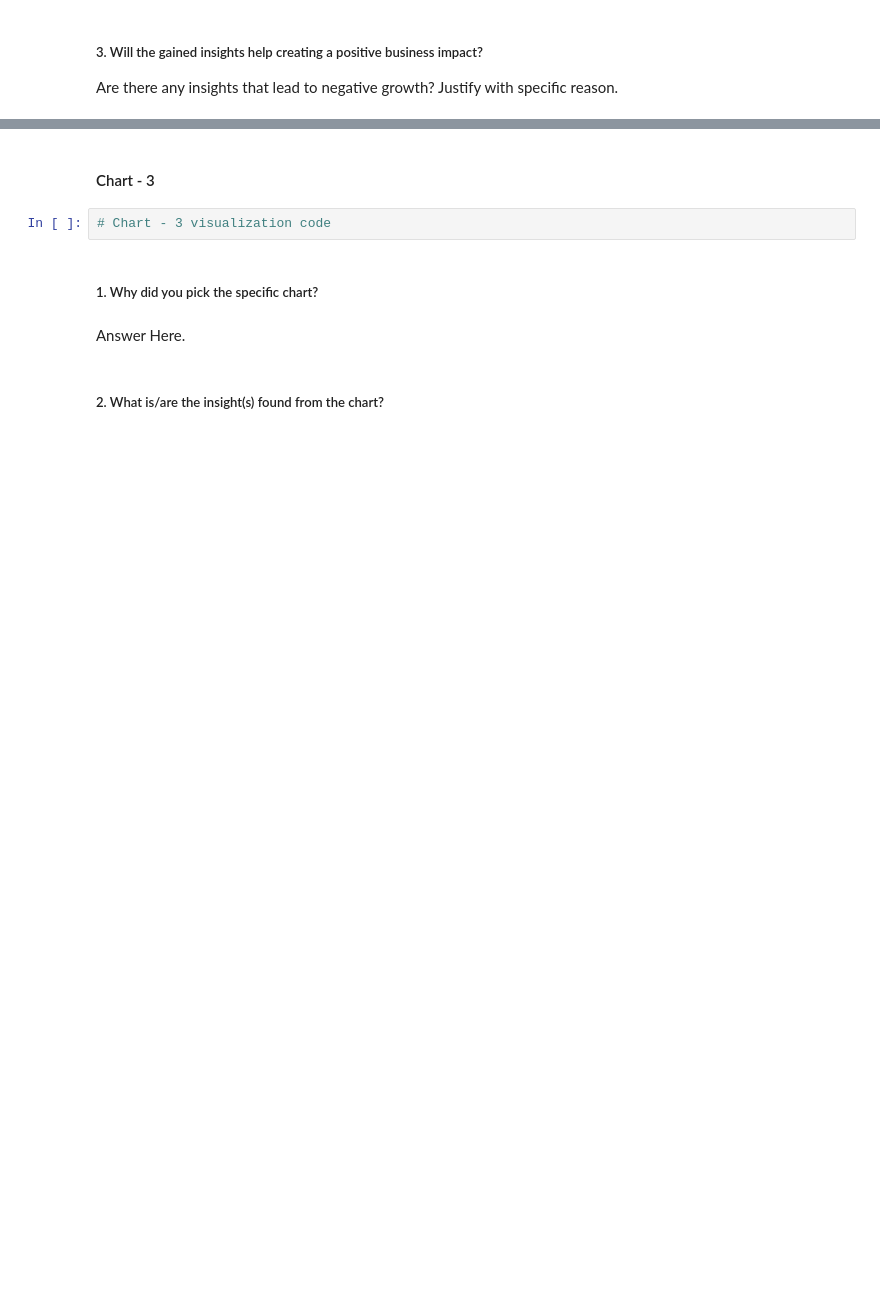
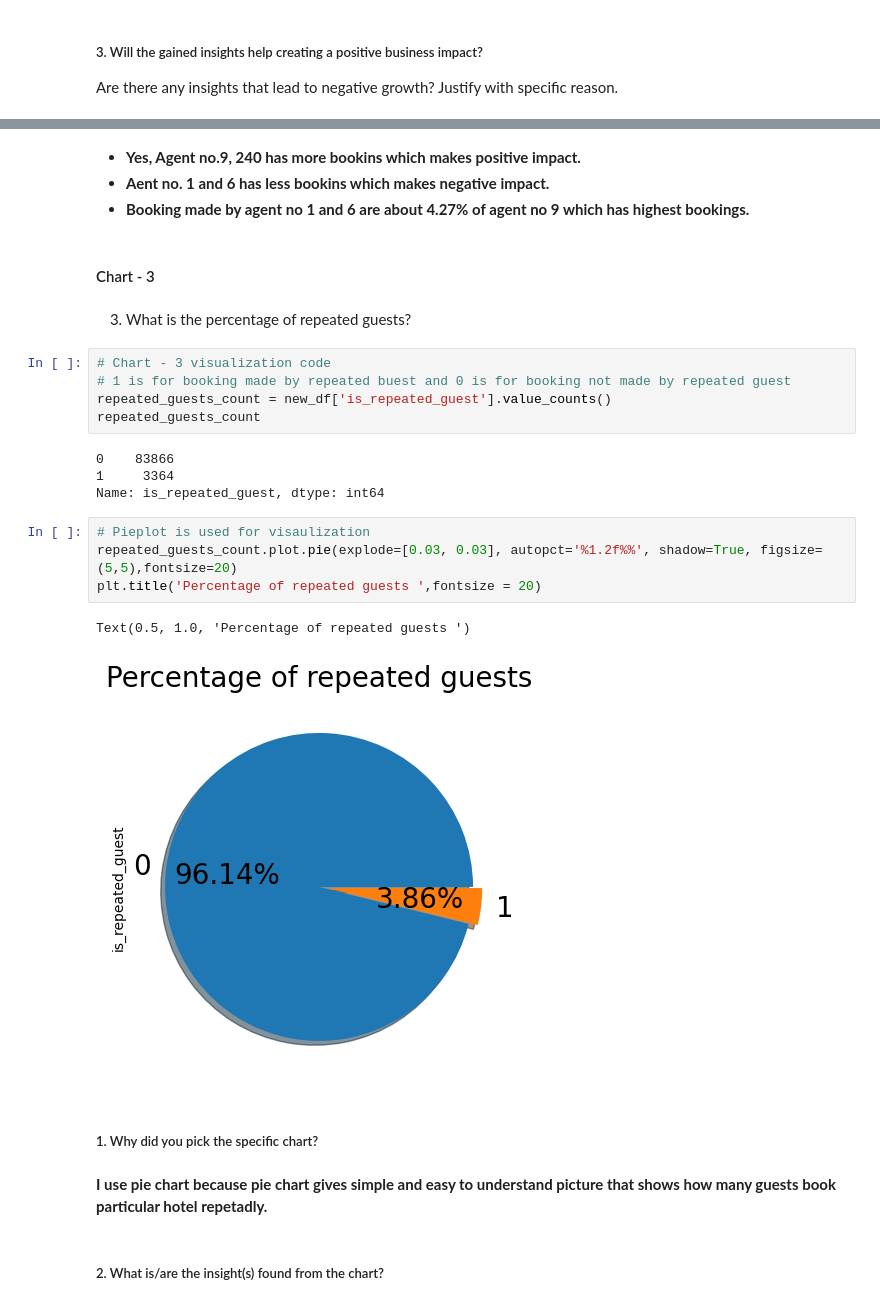
Before and after one commit to ShubhamAGWL/ShubhAG, a Jupyter notebook: Capstone_project_Hotel_Booking_Analysis.ipynb, the cells around one changed output, grey strips where cells are left out. Saved outputs shown, nothing was run; the diff lists cells and outputs as text; blank space fills up the shorter version.

```diff
--- a/Capstone_project_Hotel_Booking_Analysis.ipynb
+++ b/Capstone_project_Hotel_Booking_Analysis.ipynb
@@ -256,10 +439,30 @@ Answer Here
+# %% [markdown]
+* **Yes, Agent no.9, 240 has more bookins which makes positive impact.**
+* **Aent no. 1 and 6 has less bookins which makes negative impact.**
+* **Booking made by agent no 1 and 6 are about 4.27% of agent no 9 which has highest bookings.**
 # %% [markdown]
 #### Chart - 3
-# %%
-# Chart - 3 visualization code
+# %% [markdown]
+3) What is the percentage of repeated guests?
+# %%
+# Chart - 3 visualization code
+# 1 is for booking made by repeated buest and 0 is for booking not made by repeated guest
+repeated_guests_count = new_df['is_repeated_guest'].value_counts()
+repeated_guests_count
+# %% [output]
+0    83866
+1     3364
+Name: is_repeated_guest, dtype: int64
+# %%
+# Pieplot is used for visaulization
+repeated_guests_count.plot.pie(explode=[0.03, 0.03], autopct='%1.2f%%', shadow=True, figsize=(5,5),fontsize=20)
+plt.title('Percentage of repeated guests ',fontsize = 20)
+# %% [output]
+Text(0.5, 1.0, 'Percentage of repeated guests ')
+[figure, added]
 # %% [markdown]
 ##### 1. Why did you pick the specific chart?
-# %% [markdown]
-Answer Here.
+# %% [markdown]
+**I use pie chart because pie chart gives simple and easy to understand picture that shows how many guests book particular hotel repetadly.**
 # %% [markdown]
 ##### 2. What is/are the insight(s) found from the chart?
```
Also changed, not shown: parts of 43 cells of this notebook.
